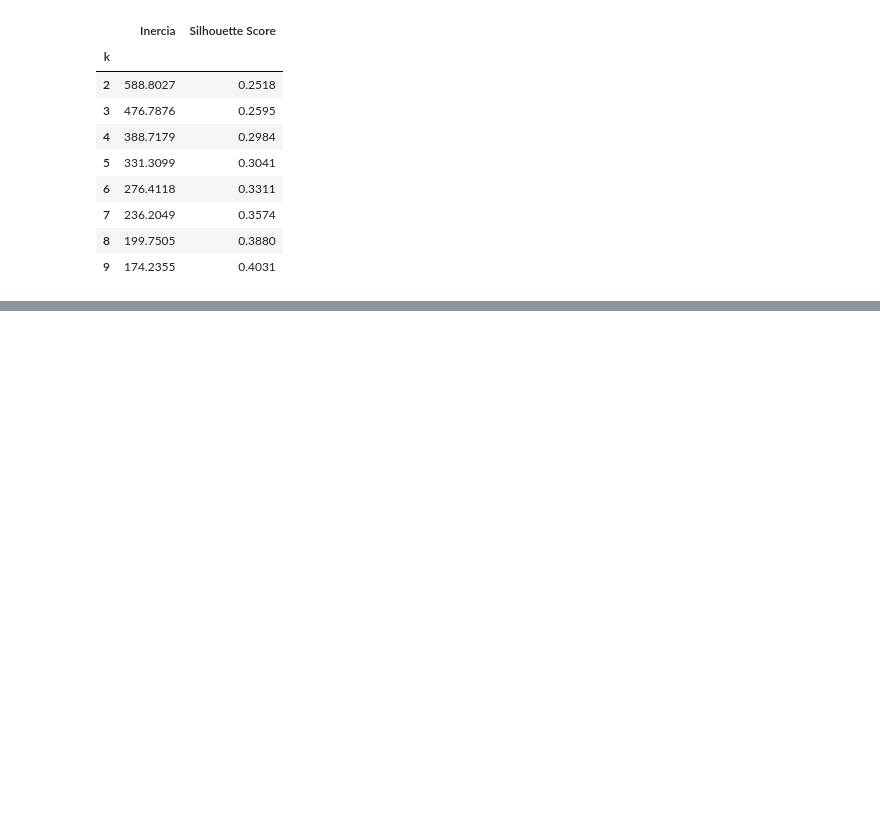
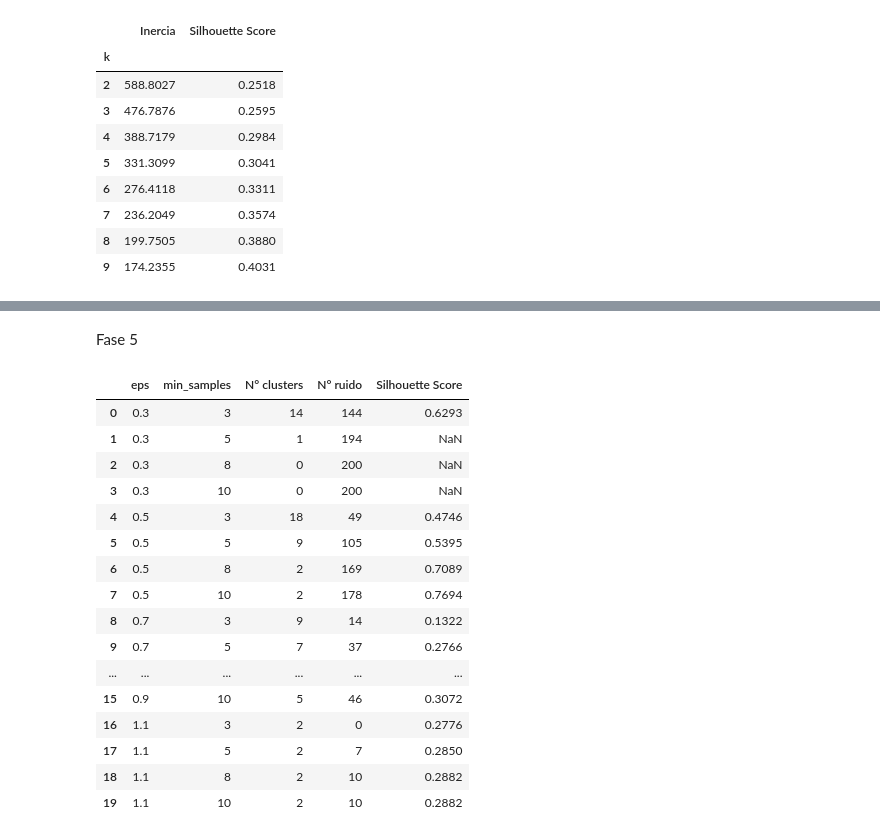
Before and after one commit to lacastrilf/Workshops-Machine-Learning, a Jupyter notebook: 03_Workshop/mall_customers_clustering.ipynb, the cells around one changed output, grey strips where cells are left out. Drawn from its saved outputs; the diff is of its cells as text; code cells hidden in the pictures; blank space fills up the shorter version.

```diff
--- a/03_Workshop/mall_customers_clustering.ipynb
+++ b/03_Workshop/mall_customers_clustering.ipynb
@@ -173,0 +240,49 @@ labels = model.fit_predict(X_scaled)
+# %% [markdown]
+Fase 5
+# %%
+from itertools import product
+from sklearn.cluster import DBSCAN
+from sklearn.metrics import silhouette_score
+
+eps_values = [0.3, 0.5, 0.7, 0.9, 1.1]
+min_samples_values = [3, 5, 8, 10]
+
+results = []
+
+for eps, min_samples in product(eps_values, min_samples_values):
+    labels_db = DBSCAN(eps=eps, min_samples=min_samples).fit_predict(X_scaled)
+
+    mask = labels_db != -1
+    n_clusters = len(set(labels_db[mask]))
+    n_noise = (~mask).sum()
+
+    score = silhouette_score(X_scaled[mask], labels_db[mask]) if n_clusters >= 2 else None
+
+    results.append({
+        "eps": eps,
+        "min_samples": min_samples,
+        "N° clusters": n_clusters,
+        "N° ruido": n_noise,
+        "Silhouette Score": score,
+    })
+
+df_dbscan = pd.DataFrame(results)
+df_dbscan.round(4)
+# %% [output]
+|  | eps | min_samples | N° clusters | N° ruido | Silhouette Score |
+| 0 | 0.3 | 3 | 14 | 144 | 0.6293 |
+| 1 | 0.3 | 5 | 1 | 194 | NaN |
+| 2 | 0.3 | 8 | 0 | 200 | NaN |
+| 3 | 0.3 | 10 | 0 | 200 | NaN |
+| 4 | 0.5 | 3 | 18 | 49 | 0.4746 |
+| 5 | 0.5 | 5 | 9 | 105 | 0.5395 |
+| 6 | 0.5 | 8 | 2 | 169 | 0.7089 |
+| 7 | 0.5 | 10 | 2 | 178 | 0.7694 |
+| 8 | 0.7 | 3 | 9 | 14 | 0.1322 |
+| 9 | 0.7 | 5 | 7 | 37 | 0.2766 |
+| ... | ... | ... | ... | ... | ... |
+| 15 | 0.9 | 10 | 5 | 46 | 0.3072 |
+| 16 | 1.1 | 3 | 2 | 0 | 0.2776 |
+| 17 | 1.1 | 5 | 2 | 7 | 0.2850 |
+| 18 | 1.1 | 8 | 2 | 10 | 0.2882 |
+| 19 | 1.1 | 10 | 2 | 10 | 0.2882 |
```
Also changed, not shown: parts of 10 cells of this notebook.
